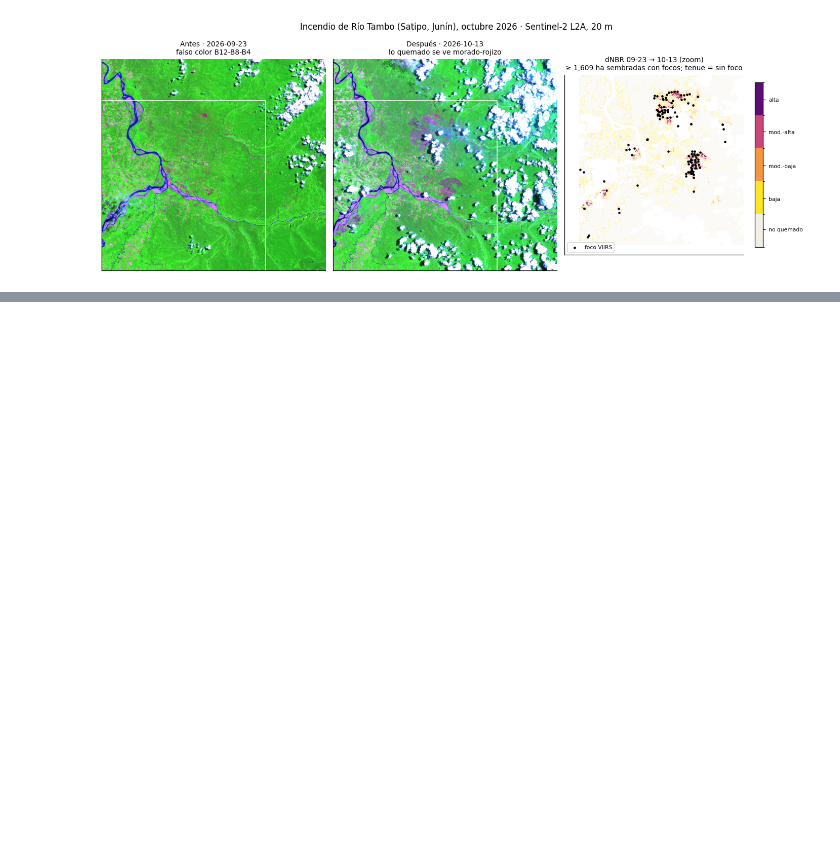
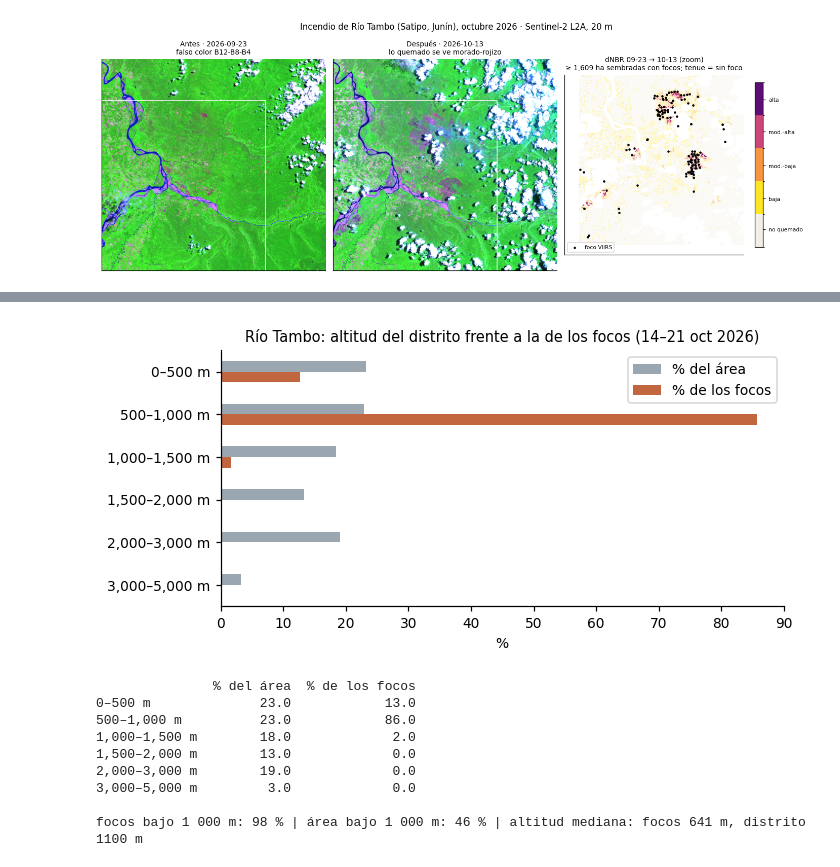
Before and after one commit to haradaoyakawahideki/Python, a Jupyter notebook: Ejercicio/incendios_2026.ipynb, the cells around one changed output, grey strips where cells are left out. Cells and saved outputs as stored; diff of their text form; code cells hidden in the pictures; blank space fills up the shorter version.

```diff
--- a/Ejercicio/incendios_2026.ipynb
+++ b/Ejercicio/incendios_2026.ipynb
@@ -447,0 +568,45 @@ plt.show()
+# %%
+import subprocess
+import sys
+
+REHACER_MOSAICO = False
+if REHACER_MOSAICO:
+    subprocess.run([sys.executable, "web/exportar_sentinel.py"], check=True)
+
+dem_items = cat.search(collections=["cop-dem-glo-90"], bbox=list(rio_tambo.total_bounds)).item_collection()
+dem = odc.stac.load(dem_items, bbox=list(rio_tambo.total_bounds), crs="EPSG:4326", resolution=0.004).data.max("time")
+dentro = features.rasterize([(rio_tambo.geometry.iloc[0], 1)], out_shape=dem.shape,
+                            transform=dem.odc.geobox.affine).astype(bool)
+z_distrito = dem.values[dentro]
+z_focos = np.array([int(dem.sel(longitude=p.x, latitude=p.y, method="nearest")) for p in f7.geometry])
+
+BANDAS = [0, 500, 1000, 1500, 2000, 3000, 5000]
+etiquetas = [f"{a:,}–{b:,} m" for a, b in zip(BANDAS[:-1], BANDAS[1:])]
+altitud = pd.DataFrame({
+    "% del área": pd.Series(pd.cut(z_distrito, BANDAS, labels=etiquetas)).value_counts(normalize=True).sort_index() * 100,
+    "% de los focos": pd.Series(pd.cut(z_focos, BANDAS, labels=etiquetas)).value_counts(normalize=True).sort_index() * 100,
+})
+bajo_focos, bajo_area = (z_focos < 1000).mean() * 100, (z_distrito < 1000).mean() * 100
+
+fig, ax = plt.subplots(figsize=(6.5, 3.2))
+altitud.plot.barh(ax=ax, color=["#9aa7b0", "#c1663f"])
+ax.invert_yaxis()
+ax.set_xlabel("%")
+ax.set_title("Río Tambo: altitud del distrito frente a la de los focos (14–21 oct 2026)", fontsize=9.5)
+plt.tight_layout()
+plt.savefig(f"{FIG}/altitud_focos.png", bbox_inches="tight")
+plt.show()
+print(altitud.round(0).to_string())
+print(f"\nfocos bajo 1 000 m: {bajo_focos:.0f} % | área bajo 1 000 m: {bajo_area:.0f} % | "
+      f"altitud mediana: focos {np.median(z_focos):.0f} m, distrito {np.median(z_distrito):.0f} m")
+# %% [output]
+[figure, added]
+               % del área  % de los focos
+0–500 m              23.0            13.0
+500–1,000 m          23.0            86.0
+1,000–1,500 m        18.0             2.0
+1,500–2,000 m        13.0             0.0
+2,000–3,000 m        19.0             0.0
+3,000–5,000 m         3.0             0.0
+
+focos bajo 1 000 m: 98 % | área bajo 1 000 m: 46 % | altitud mediana: focos 641 m, distrito 1100 m
```
Also changed, not shown: parts of 9 cells of this notebook, 10 other files.
